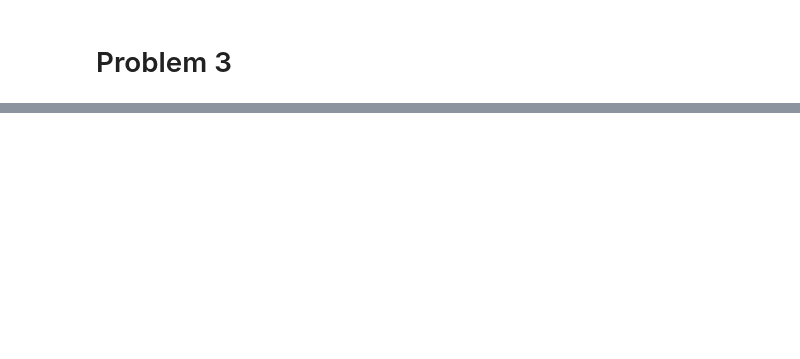
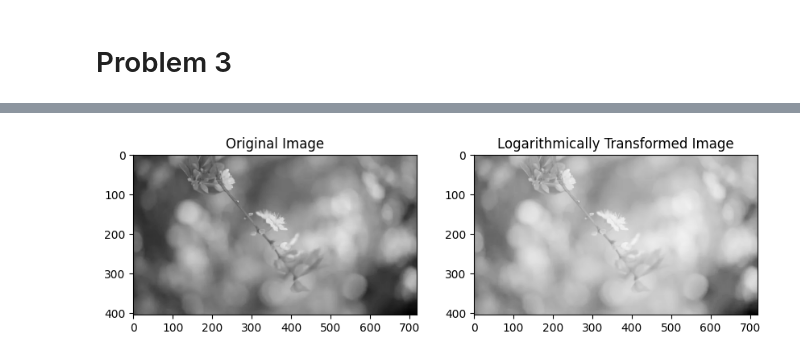
Before and after one commit to Jay7221/college-assignments, a Jupyter notebook: IP/ISE/Untitled.ipynb, the cells around one changed output, grey strips where cells are left out. Drawn from its saved outputs; the diff is of its cells as text; code cells hidden in the pictures; blank space fills up the shorter version.

```diff
--- a/IP/ISE/Untitled.ipynb
+++ b/IP/ISE/Untitled.ipynb
@@ -105,0 +167,37 @@ plt.show()
+# %%
+import cv2
+import numpy as np
+
+# Load an image
+image = cv2.imread('./flower.webp', cv2.IMREAD_GRAYSCALE)
+
+# Define a constant for the logarithmic transformation
+c = 1  # Adjust this value to control the effect
+
+# Apply logarithmic transformation
+log_transformed_image = c * np.log1p(image)
+
+# Scale the values to the 0-255 range
+log_transformed_image = ((log_transformed_image - np.min(log_transformed_image)) / (np.max(log_transformed_image) - np.min(log_transformed_image))) * 255
+
+# Convert to uint8 data type
+log_transformed_image = np.uint8(log_transformed_image)
+
+# Save the output image
+cv2.imwrite('log_transformed_image.jpg', log_transformed_image)
+
+
+
+# Display the original and transformed images side by side
+plt.figure(figsize=(10, 5))
+plt.subplot(1, 2, 1)
+plt.title('Original Image')
+plt.imshow(image, cmap='gray')
+
+plt.subplot(1, 2, 2)
+plt.title('Logarithmically Transformed Image')
+plt.imshow(log_transformed_image, cmap='gray')
+
+plt.show()
+# %% [output]
+[figure, added]
```
Also changed, not shown: parts of 4 cells of this notebook, 5 other files.
